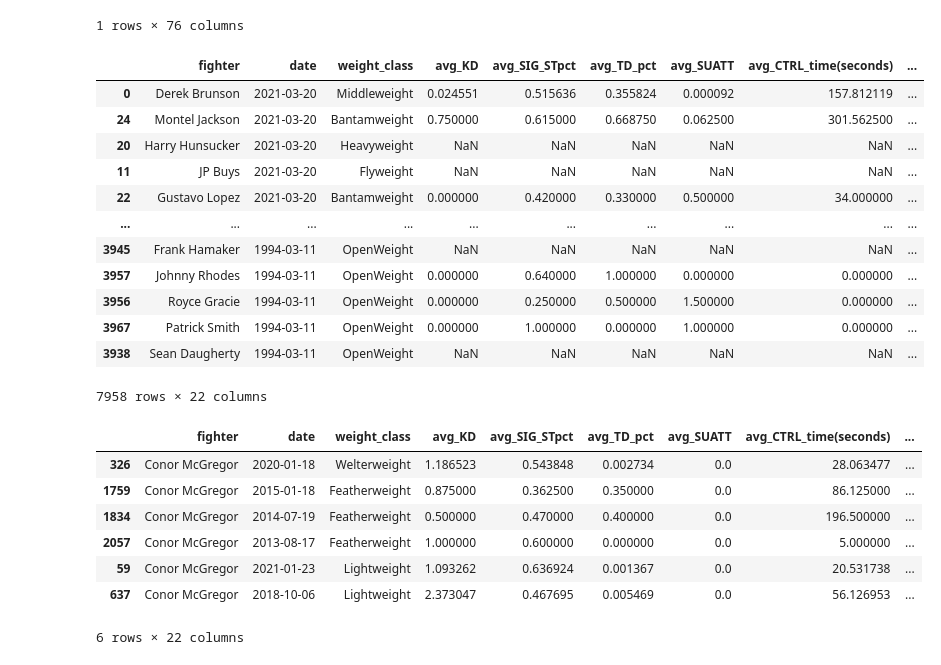
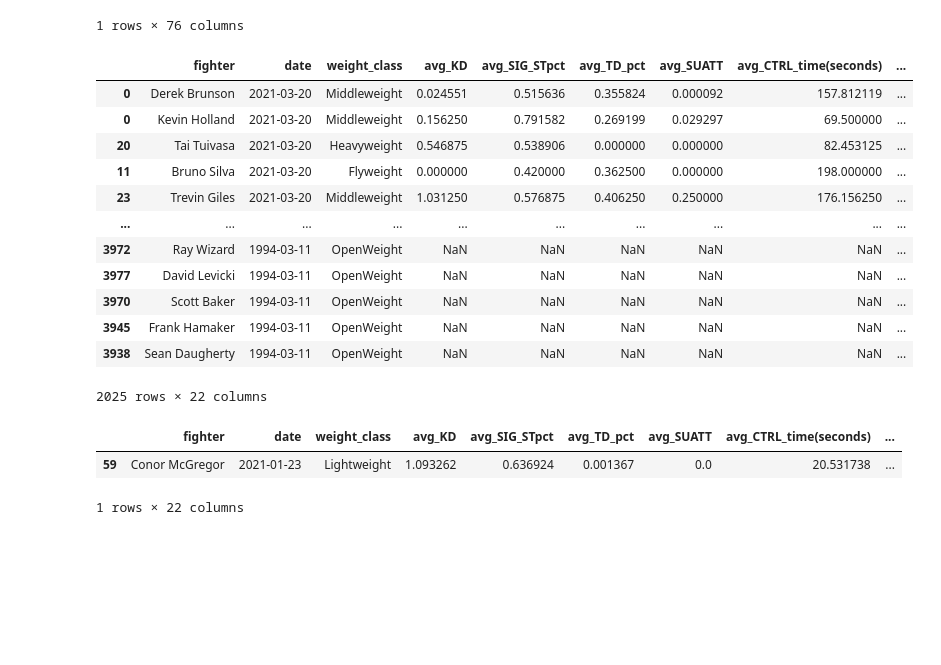
Before and after one commit to mel518/project-4, a Jupyter notebook: fighter_stats.ipynb, the cells around one changed output. Drawn from its saved outputs; the diff is of its cells as text; code cells hidden in the pictures; blank space fills up the shorter version.

```diff
--- a/fighter_stats.ipynb
+++ b/fighter_stats.ipynb
@@ -289,23 +289,23 @@ sorted_data[sorted_data.fighter=='Conor McGregor']
 | 59 | 629ba614ce24e88d2d20b221 | Conor McGregor | Herb Dean | 2021-01-23 | Abu Dhabi, Abu Dhabi, United Arab... | Red | False | Lightweight | 1.093262 | 0.0 | ... |
 1 rows × 76 columns
 # %%
-fighter_stats = dfunion[['fighter','date','weight_class','avg_KD','avg_SIG_STpct','avg_TD_pct',
+fighter_stats = sorted_data[['fighter','date','weight_class','avg_KD','avg_SIG_STpct','avg_TD_pct',
 'avg_SUATT','avg_CTRL_time(seconds)','wins','losses','draw','win_by_Decision_Majority',
 'win_by_Decision_Split','win_by_Decision_Unanimous','win_by_KO/TKO','win_by_Submission',
 'win_by_TKO_Doctor_Stoppage','Stance','Height_cms','Reach_cms','Weight_lbs','age']]
 fighter_stats['fighter'].nunique()
 fighter_stats.sort_values('date', ascending=False)
 # %% [output]
 |  | fighter | date | weight_class | avg_KD | avg_SIG_STpct | avg_TD_pct | avg_SUATT | avg_CTRL_time(seconds) | ... |
 | 0 | Derek Brunson | 2021-03-20 | Middleweight | 0.024551 | 0.515636 | 0.355824 | 0.000092 | 157.812119 | ... |
-| 24 | Montel Jackson | 2021-03-20 | Bantamweight | 0.750000 | 0.615000 | 0.668750 | 0.062500 | 301.562500 | ... |
-| 20 | Harry Hunsucker | 2021-03-20 | Heavyweight | NaN | NaN | NaN | NaN | NaN | ... |
-| 11 | JP Buys | 2021-03-20 | Flyweight | NaN | NaN | NaN | NaN | NaN | ... |
-| 22 | Gustavo Lopez | 2021-03-20 | Bantamweight | 0.000000 | 0.420000 | 0.330000 | 0.500000 | 34.000000 | ... |
+| 0 | Kevin Holland | 2021-03-20 | Middleweight | 0.156250 | 0.791582 | 0.269199 | 0.029297 | 69.500000 | ... |
+| 20 | Tai Tuivasa | 2021-03-20 | Heavyweight | 0.546875 | 0.538906 | 0.000000 | 0.000000 | 82.453125 | ... |
+| 11 | Bruno Silva | 2021-03-20 | Flyweight | 0.000000 | 0.420000 | 0.362500 | 0.000000 | 198.000000 | ... |
+| 23 | Trevin Giles | 2021-03-20 | Middleweight | 1.031250 | 0.576875 | 0.406250 | 0.250000 | 176.156250 | ... |
 | ... | ... | ... | ... | ... | ... | ... | ... | ... | ... |
+| 3972 | Ray Wizard | 1994-03-11 | OpenWeight | NaN | NaN | NaN | NaN | NaN | ... |
+| 3977 | David Levicki | 1994-03-11 | OpenWeight | NaN | NaN | NaN | NaN | NaN | ... |
+| 3970 | Scott Baker | 1994-03-11 | OpenWeight | NaN | NaN | NaN | NaN | NaN | ... |
 | 3945 | Frank Hamaker | 1994-03-11 | OpenWeight | NaN | NaN | NaN | NaN | NaN | ... |
-| 3957 | Johnny Rhodes | 1994-03-11 | OpenWeight | 0.000000 | 0.640000 | 1.000000 | 0.000000 | 0.000000 | ... |
-| 3956 | Royce Gracie | 1994-03-11 | OpenWeight | 0.000000 | 0.250000 | 0.500000 | 1.500000 | 0.000000 | ... |
-| 3967 | Patrick Smith | 1994-03-11 | OpenWeight | 0.000000 | 1.000000 | 0.000000 | 1.000000 | 0.000000 | ... |
 | 3938 | Sean Daugherty | 1994-03-11 | OpenWeight | NaN | NaN | NaN | NaN | NaN | ... |
-7958 rows × 22 columns
+2025 rows × 22 columns
@@ -315,13 +313,8 @@ fighter_stats.sort_values('date', ascending=False)
 fighter_stats[fighter_stats.fighter=='Conor McGregor']
 # %% [output]
 |  | fighter | date | weight_class | avg_KD | avg_SIG_STpct | avg_TD_pct | avg_SUATT | avg_CTRL_time(seconds) | ... |
-| 326 | Conor McGregor | 2020-01-18 | Welterweight | 1.186523 | 0.543848 | 0.002734 | 0.0 | 28.063477 | ... |
-| 1759 | Conor McGregor | 2015-01-18 | Featherweight | 0.875000 | 0.362500 | 0.350000 | 0.0 | 86.125000 | ... |
-| 1834 | Conor McGregor | 2014-07-19 | Featherweight | 0.500000 | 0.470000 | 0.400000 | 0.0 | 196.500000 | ... |
-| 2057 | Conor McGregor | 2013-08-17 | Featherweight | 1.000000 | 0.600000 | 0.000000 | 0.0 | 5.000000 | ... |
 | 59 | Conor McGregor | 2021-01-23 | Lightweight | 1.093262 | 0.636924 | 0.001367 | 0.0 | 20.531738 | ... |
-| 637 | Conor McGregor | 2018-10-06 | Lightweight | 2.373047 | 0.467695 | 0.005469 | 0.0 | 56.126953 | ... |
-6 rows × 22 columns
+1 rows × 22 columns
 # %%
 # sorted_data = fighter_stats.sort_values('date', ascending=False).drop_duplicates('fighter', keep='first')
 # sorted_data
```
Also changed, not shown: parts of 4 cells of this notebook, 7 other files.
